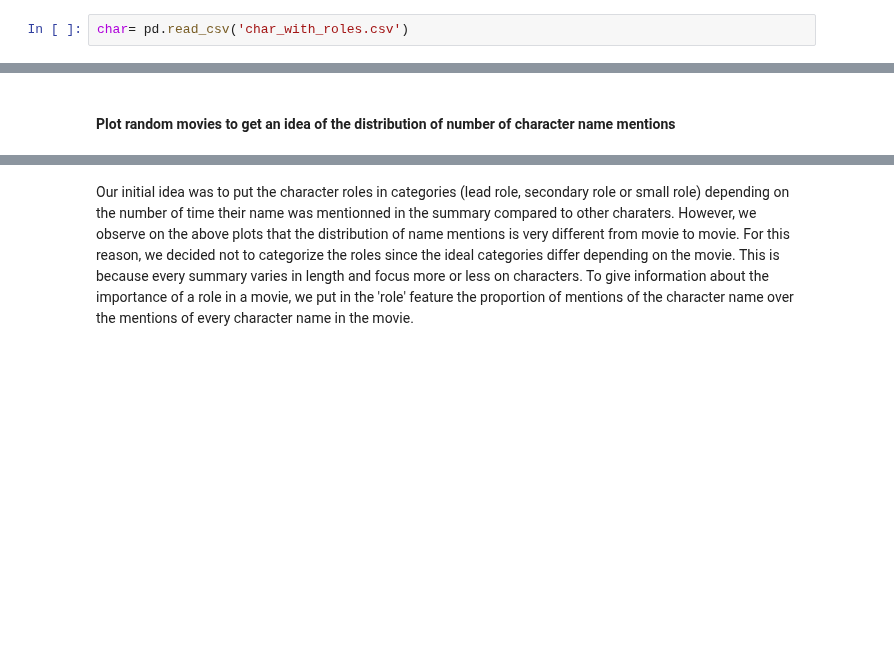
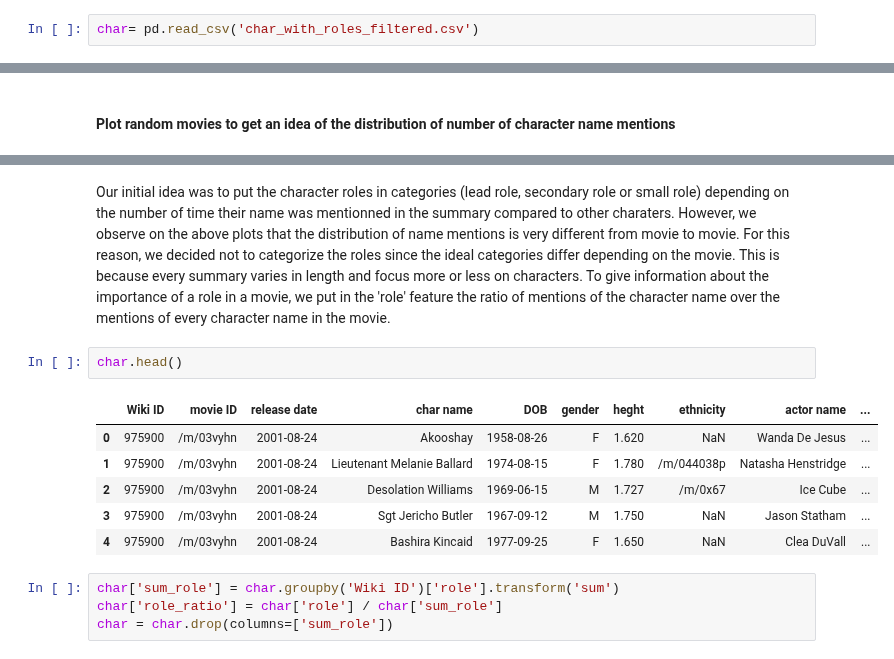
Before and after one commit to epfl-ada/ada-2023-project-cinemada, a Jupyter notebook: main_marg.ipynb, the cells around one changed output, grey strips where cells are left out. Cells and saved outputs as stored; diff of their text form; blank space fills up the shorter version.

```diff
--- a/main_marg.ipynb
+++ b/main_marg.ipynb
@@ -4,7 +4,7 @@ import numpy as np
 import matplotlib.pyplot as plt
 import seaborn as sns
 # %%
-char= pd.read_csv('char_with_roles.csv')
+char= pd.read_csv('char_with_roles_filtered.csv')
 # %% [markdown]
 Filter the character dataframe to remove movies where there is no mention of character in summary
 # %%
@@ -36,4 +36,17 @@ plt.show()
 # %% [output]
 [figure]
 # %% [markdown]
-Our initial idea was to put the character roles in categories (lead role, secondary role or small role) depending on the number of time their name was mentionned in the summary compared to other charaters. However, we observe on the above plots that the distribution of name mentions is very different from movie to movie. For this reason, we decided not to categorize the roles since the ideal categories differ depending on the movie. This is because every summary varies in length and focus more or less on characters. To give information about the importance of a role in a movie, we put in the 'role' feature the proportion of mentions of the character name over the mentions of every character name in the movie.
+Our initial idea was to put the character roles in categories (lead role, secondary role or small role) depending on the number of time their name was mentionned in the summary compared to other charaters. However, we observe on the above plots that the distribution of name mentions is very different from movie to movie. For this reason, we decided not to categorize the roles since the ideal categories differ depending on the movie. This is because every summary varies in length and focus more or less on characters. To give information about the importance of a role in a movie, we put in the 'role' feature the ratio of mentions of the character name over the mentions of every character name in the movie.
+# %%
+char.head()
+# %% [output]
+|  | Wiki ID | movie ID | release date | char name | DOB | gender | heght | ethnicity | actor name | ... |
+| 0 | 975900 | /m/03vyhn | 2001-08-24 | Akooshay | 1958-08-26 | F | 1.620 | NaN | Wanda De Jesus | ... |
+| 1 | 975900 | /m/03vyhn | 2001-08-24 | Lieutenant Melanie Ballard | 1974-08-15 | F | 1.780 | /m/044038p | Natasha Henstridge | ... |
+| 2 | 975900 | /m/03vyhn | 2001-08-24 | Desolation Williams | 1969-06-15 | M | 1.727 | /m/0x67 | Ice Cube | ... |
+| 3 | 975900 | /m/03vyhn | 2001-08-24 | Sgt Jericho Butler | 1967-09-12 | M | 1.750 | NaN | Jason Statham | ... |
+| 4 | 975900 | /m/03vyhn | 2001-08-24 | Bashira Kincaid | 1977-09-25 | F | 1.650 | NaN | Clea DuVall | ... |
+# %%
+char['sum_role'] = char.groupby('Wiki ID')['role'].transform('sum')
+char['role_ratio'] = char['role'] / char['sum_role']
+char = char.drop(columns=['sum_role'])
```
Also changed, not shown: parts of 2 cells of this notebook, 2 other files.
